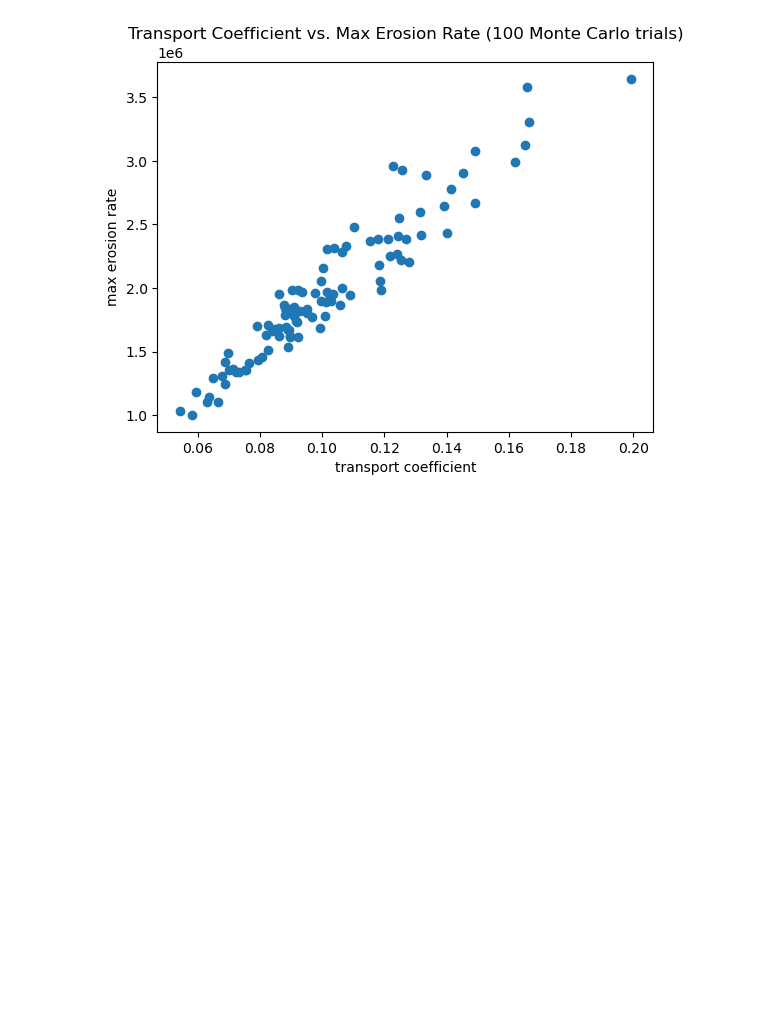
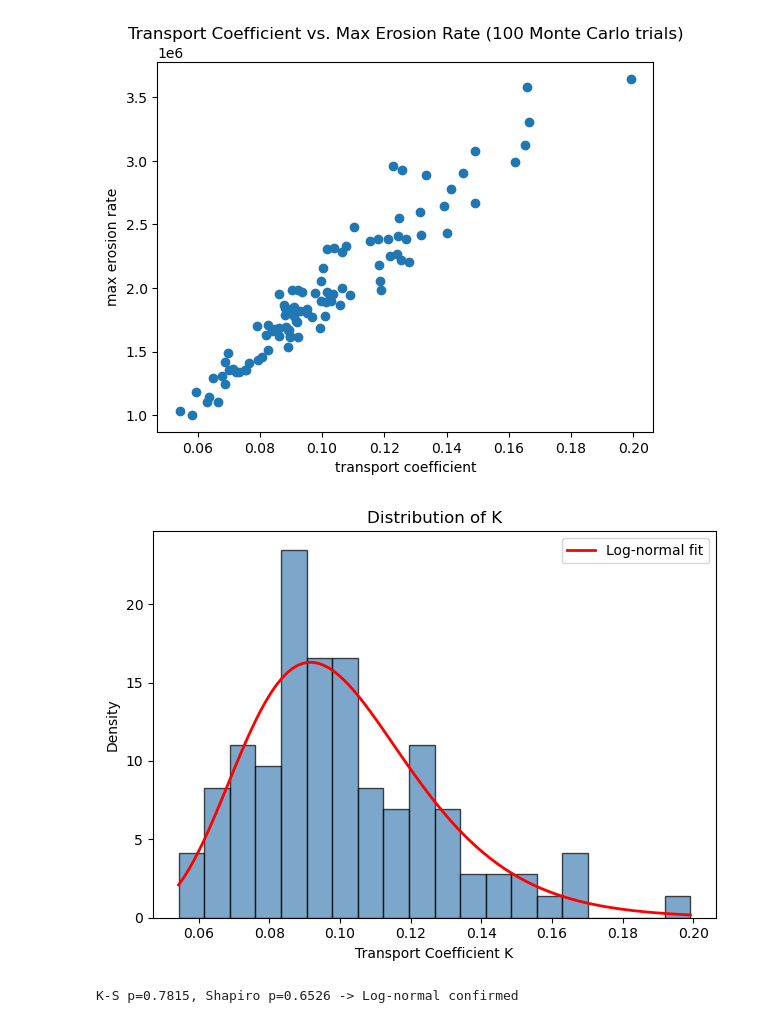
Before and after one commit to Mr-Moody/River-Modelling, a Jupyter notebook: monte_carlo_analysis.ipynb, the cells around one changed output. Drawn from its saved outputs; the diff is of its cells as text; code cells hidden in the pictures; blank space fills up the shorter version.

```diff
--- a/monte_carlo_analysis.ipynb
+++ b/monte_carlo_analysis.ipynb
@@ -13,3 +16,31 @@ plt.title("Transport Coefficient vs. Max Erosion Rate (100 Monte Carlo trials)")
 plt.show()
 # %% [output]
 [figure]
+# %%
+# verifying that 100 trials is enough for transport coeff to follow the log-normal distribution
+K = df['transport_coefficient_K'].values
+ln_K = np.log(K)
+
+# Histogram of K
+plt.hist(K, bins=20, density=True, alpha=0.7, color='steelblue', edgecolor='black')
+x_fit = np.linspace(K.min(), K.max(), 100)
+mu_ln, sigma_ln = ln_K.mean(), ln_K.std()
+pdf_fit = stats.lognorm.pdf(x_fit, s=sigma_ln, scale=np.exp(mu_ln))
+plt.plot(x_fit, pdf_fit, 'r-', lw=2, label=f'Log-normal fit')
+plt.xlabel('Transport Coefficient K')
+plt.ylabel('Density')
+plt.title('Distribution of K')
+plt.legend()
+
+plt.tight_layout()
+plt.show()
+
+mu, sigma = ln_K.mean(), ln_K.std()
+
+ks_p = stats.kstest(ln_K, 'norm', args=(mu, sigma))[1]
+sw_p = stats.shapiro(ln_K)[1]
+
+print(f"K-S p={ks_p:.4f}, Shapiro p={sw_p:.4f} -> {'Log-normal confirmed' if ks_p > 0.05 and sw_p > 0.05 else 'Not log-normal'}")
+# %% [output]
+[figure, added]
+K-S p=0.7815, Shapiro p=0.6526 -> Log-normal confirmed
```
Also changed, not shown: parts of 4 cells of this notebook.
